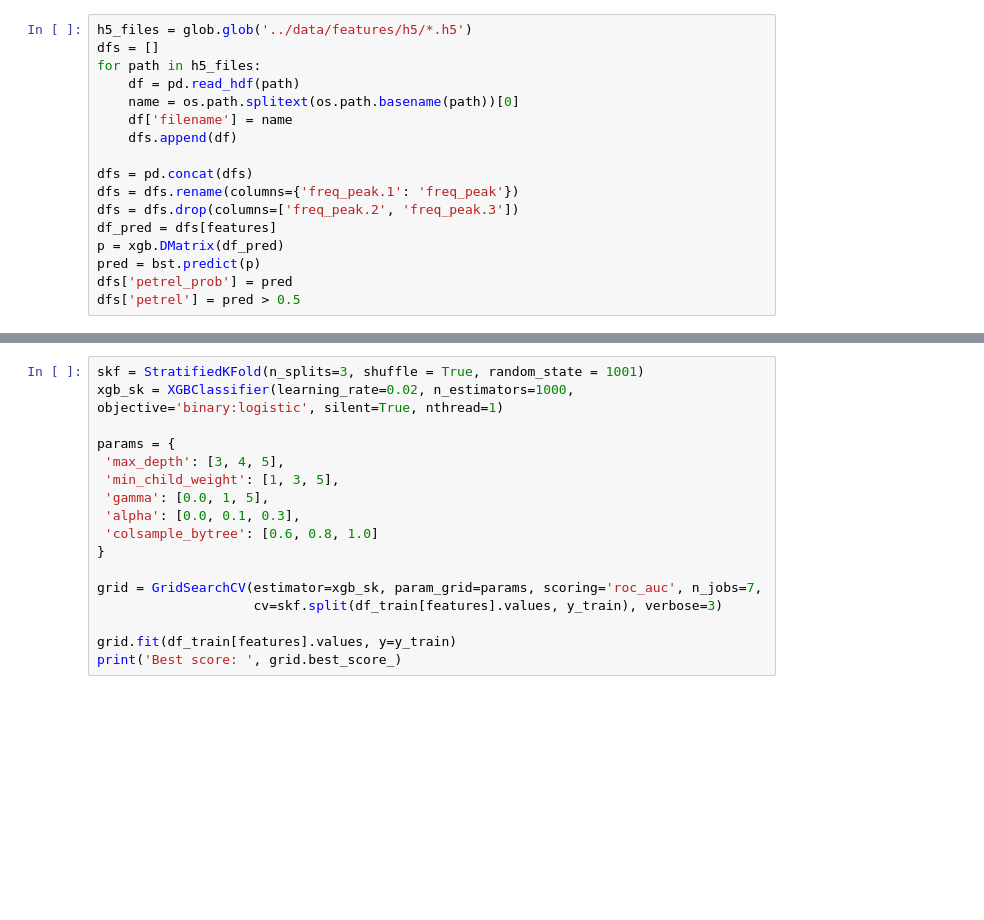
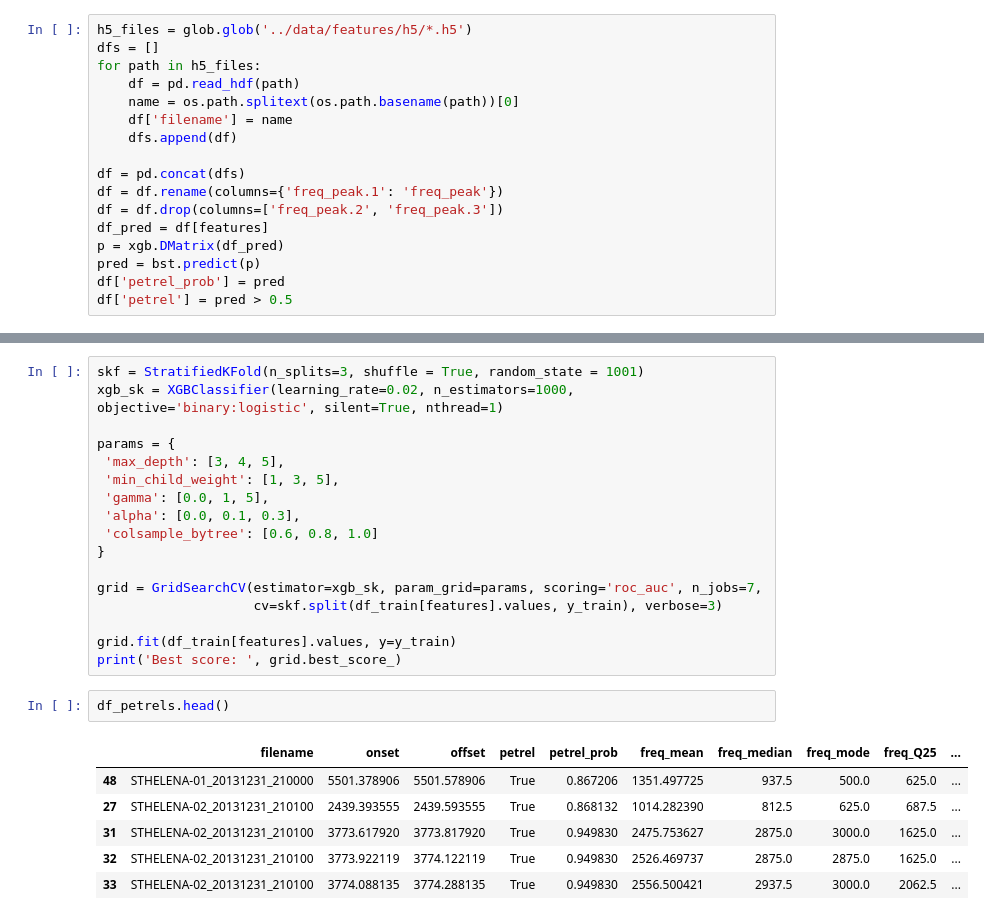
Before and after one commit to tracek/audio-explorer, a Jupyter notebook: notebooks/03_model.ipynb, the cells around one changed output, grey strips where cells are left out. Cells and saved outputs as stored; diff of their text form; blank space fills up the shorter version.

```diff
--- a/notebooks/03_model.ipynb
+++ b/notebooks/03_model.ipynb
@@ -184,12 +184,12 @@ for path in h5_files:
     df['filename'] = name
     dfs.append(df)
 
-dfs = pd.concat(dfs)
-dfs = dfs.rename(columns={'freq_peak.1': 'freq_peak'})
-dfs = dfs.drop(columns=['freq_peak.2', 'freq_peak.3'])
-df_pred = dfs[features]
+df = pd.concat(dfs)
+df = df.rename(columns={'freq_peak.1': 'freq_peak'})
+df = df.drop(columns=['freq_peak.2', 'freq_peak.3'])
+df_pred = df[features]
 p = xgb.DMatrix(df_pred)
 pred = bst.predict(p)
-dfs['petrel_prob'] = pred
-dfs['petrel'] = pred > 0.5
+df['petrel_prob'] = pred
+df['petrel'] = pred > 0.5
 # %%
@@ -229,3 +240,12 @@ grid = GridSearchCV(estimator=xgb_sk, param_grid=params, scoring='roc_auc', n_jo
 
 grid.fit(df_train[features].values, y=y_train)
 print('Best score: ', grid.best_score_)
+# %%
+df_petrels.head()
+# %% [output]
+|  | filename | onset | offset | petrel | petrel_prob | freq_mean | freq_median | freq_mode | freq_Q25 | ... |
+| 48 | STHELENA-01_20131231_210000 | 5501.378906 | 5501.578906 | True | 0.867206 | 1351.497725 | 937.5 | 500.0 | 625.0 | ... |
+| 27 | STHELENA-02_20131231_210100 | 2439.393555 | 2439.593555 | True | 0.868132 | 1014.282390 | 812.5 | 625.0 | 687.5 | ... |
+| 31 | STHELENA-02_20131231_210100 | 3773.617920 | 3773.817920 | True | 0.949830 | 2475.753627 | 2875.0 | 3000.0 | 1625.0 | ... |
+| 32 | STHELENA-02_20131231_210100 | 3773.922119 | 3774.122119 | True | 0.949830 | 2526.469737 | 2875.0 | 2875.0 | 1625.0 | ... |
+| 33 | STHELENA-02_20131231_210100 | 3774.088135 | 3774.288135 | True | 0.949830 | 2556.500421 | 2937.5 | 3000.0 | 2062.5 | ... |
```
Also changed, not shown: parts of 3 cells of this notebook.
